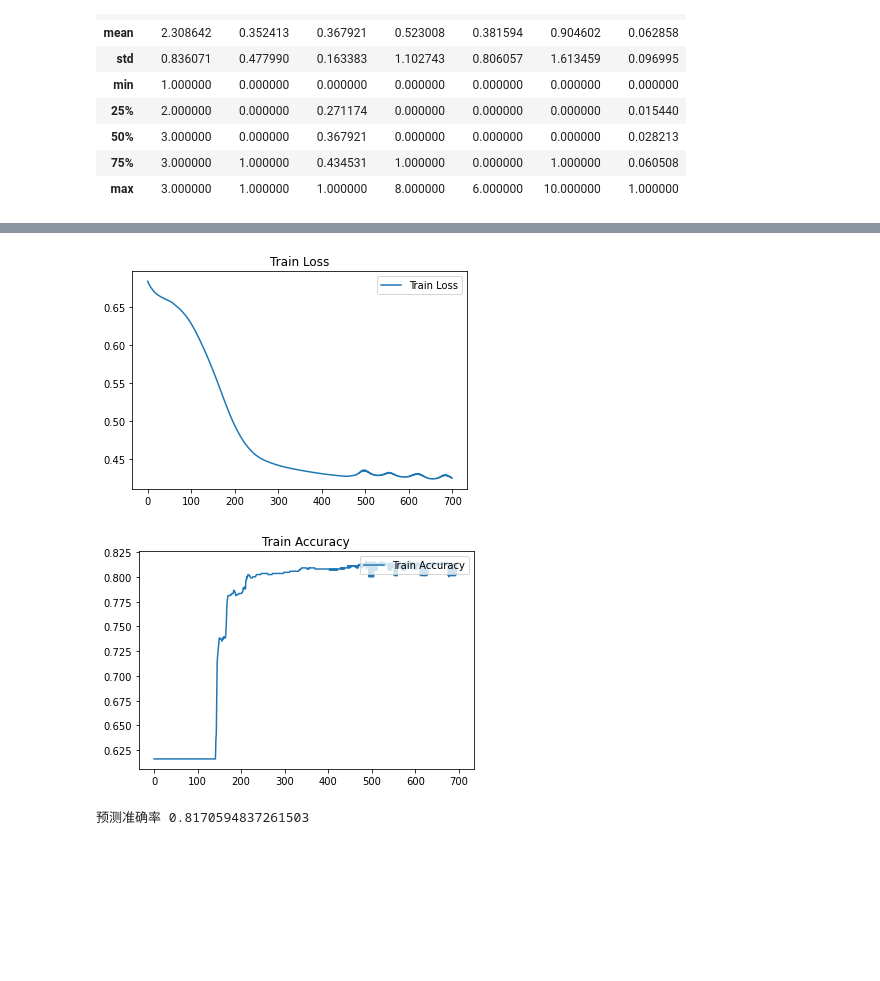
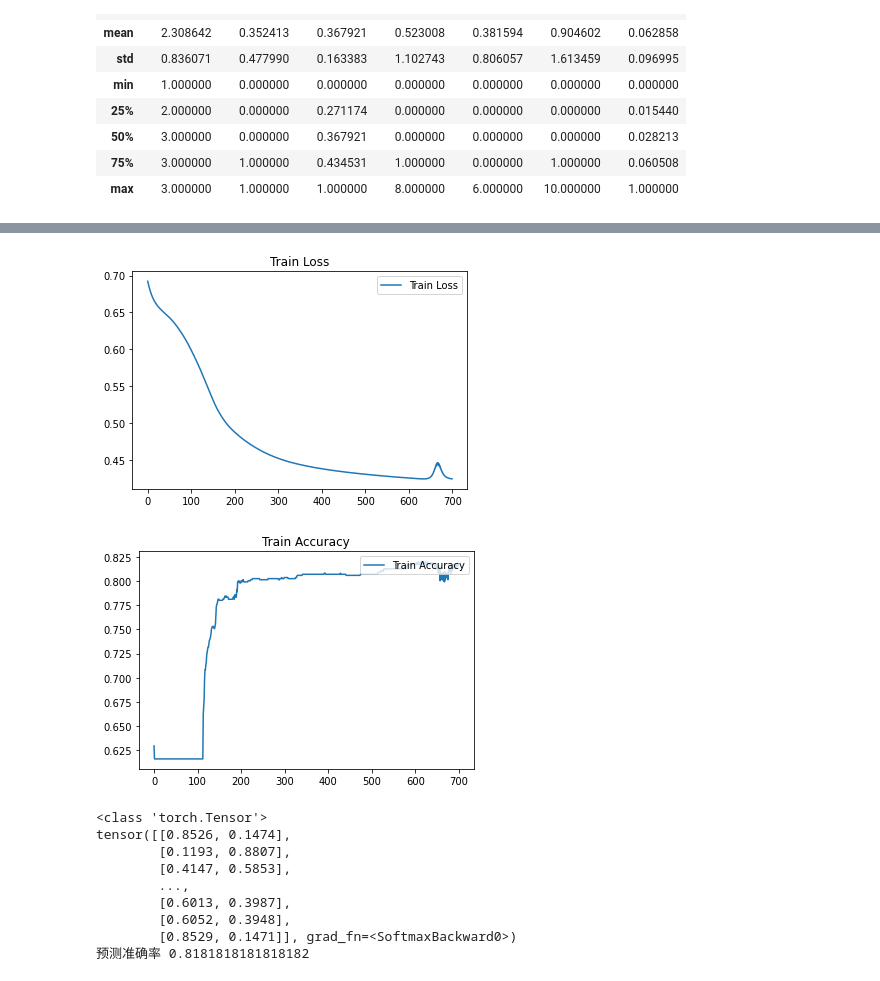
Before and after one commit to algo21-221040114/Kaggle-Titanic-Competition, a Jupyter notebook: titanic-ml-02.ipynb, the cells around one changed output, grey strips where cells are left out. Saved outputs shown, nothing was run; the diff lists cells and outputs as text; code cells hidden in the pictures; blank space fills up the shorter version.

```diff
--- a/titanic-ml-02.ipynb
+++ b/titanic-ml-02.ipynb
@@ -194,33 +206,44 @@ for t in range(700):
     target_y = label.data.numpy()
     accuracy = float((pred_y == target_y).astype(int).sum()) / float(target_y.size)
     trainacc.append(accuracy)
 
     optimizer.zero_grad()   # 梯度清零
     loss.backward()         # 前馈操作
     optimizer.step()        # 使用梯度优化器
 
 
 # 绘制训练过程
 plt.title('Train Loss')
 plt.plot(np.arange(len(trainloss)), trainloss)
 plt.legend(['Train Loss'], loc='upper right')
 plt.show()
 
 plt.title('Train Accuracy')
 plt.plot(np.arange(len(trainacc)), trainacc)
 plt.legend(['Train Accuracy'], loc='upper right')
 plt.show()
 
 # 得出结果
 out = net(input) #out是一个计算矩阵，可以用Fun.softmax(out)转化为概率矩阵
+out_prob = F.softmax(out)
+print(type(out_prob))
+print(out_prob)
 prediction = torch.max(out, 1)[1] # 返回index  0返回原值
 pred_y = prediction.data.numpy()
 target_y = label.data.numpy()
 
 # 衡量准确率
 accuracy = float((pred_y == target_y).astype(int).sum()) / float(target_y.size)
 print("预测准确率",accuracy)
 # %% [output]
-[figure, old version]
+[figure, new version]
-[figure, old version]
+[figure, new version]
-预测准确率 0.8170594837261503
+<class 'torch.Tensor'>
+tensor([[0.8526, 0.1474],
+        [0.1193, 0.8807],
+        [0.4147, 0.5853],
+        ...,
+        [0.6013, 0.3987],
+        [0.6052, 0.3948],
+        [0.8529, 0.1471]], grad_fn=<SoftmaxBackward0>)
+预测准确率 0.8181818181818182
```
Also changed, not shown: parts of 7 cells of this notebook.
